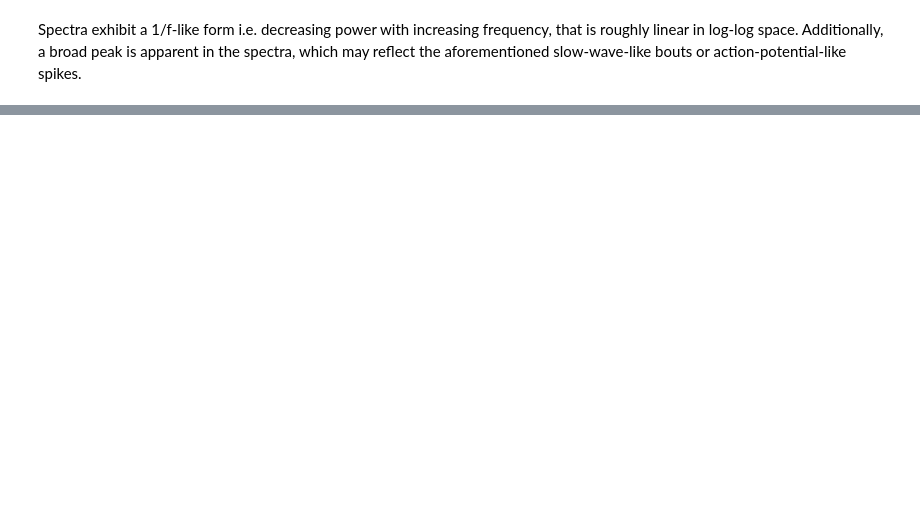
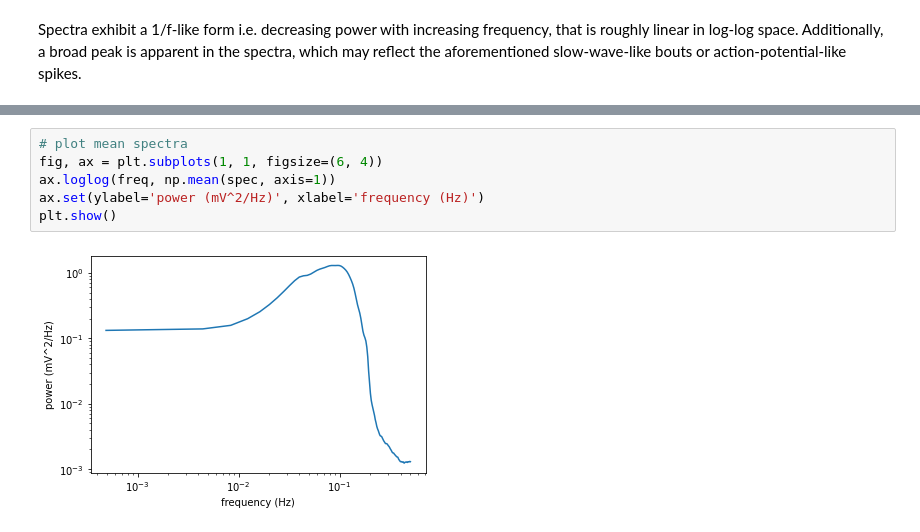
Before and after one commit to mwprestonjr/fungephys, a Jupyter notebook: notebooks/explore_dataset.ipynb, the cells around one changed output, grey strips where cells are left out. Saved outputs shown, nothing was run; the diff lists cells and outputs as text; blank space fills up the shorter version.

```diff
--- a/notebooks/explore_dataset.ipynb
+++ b/notebooks/explore_dataset.ipynb
@@ -162,0 +237,8 @@ Spectra exhibit a 1/f-like form i.e. decreasing power with increasing frequency,
+# %%
+# plot mean spectra
+fig, ax = plt.subplots(1, 1, figsize=(6, 4))
+ax.loglog(freq, np.mean(spec, axis=1))
+ax.set(ylabel='power (mV^2/Hz)', xlabel='frequency (Hz)')
+plt.show()
+# %% [output]
+[figure, added]
```
Also changed, not shown: parts of 21 cells of this notebook.
